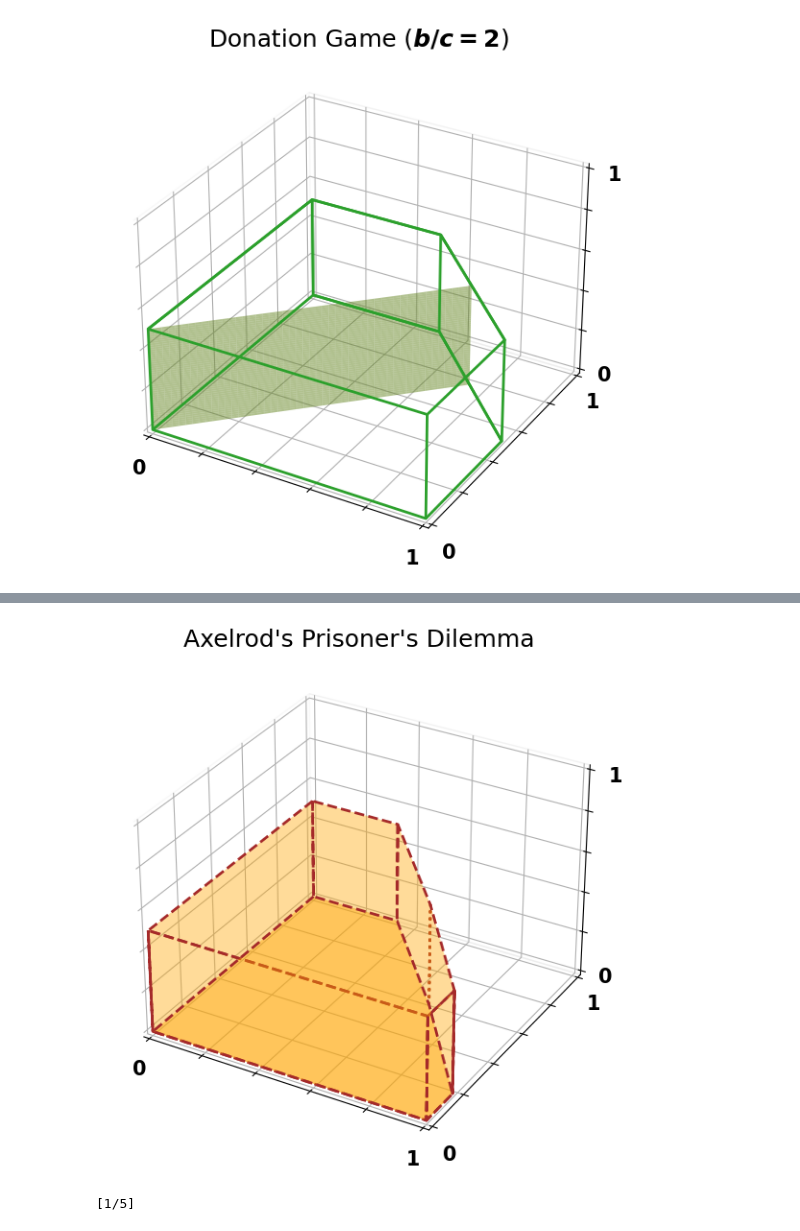
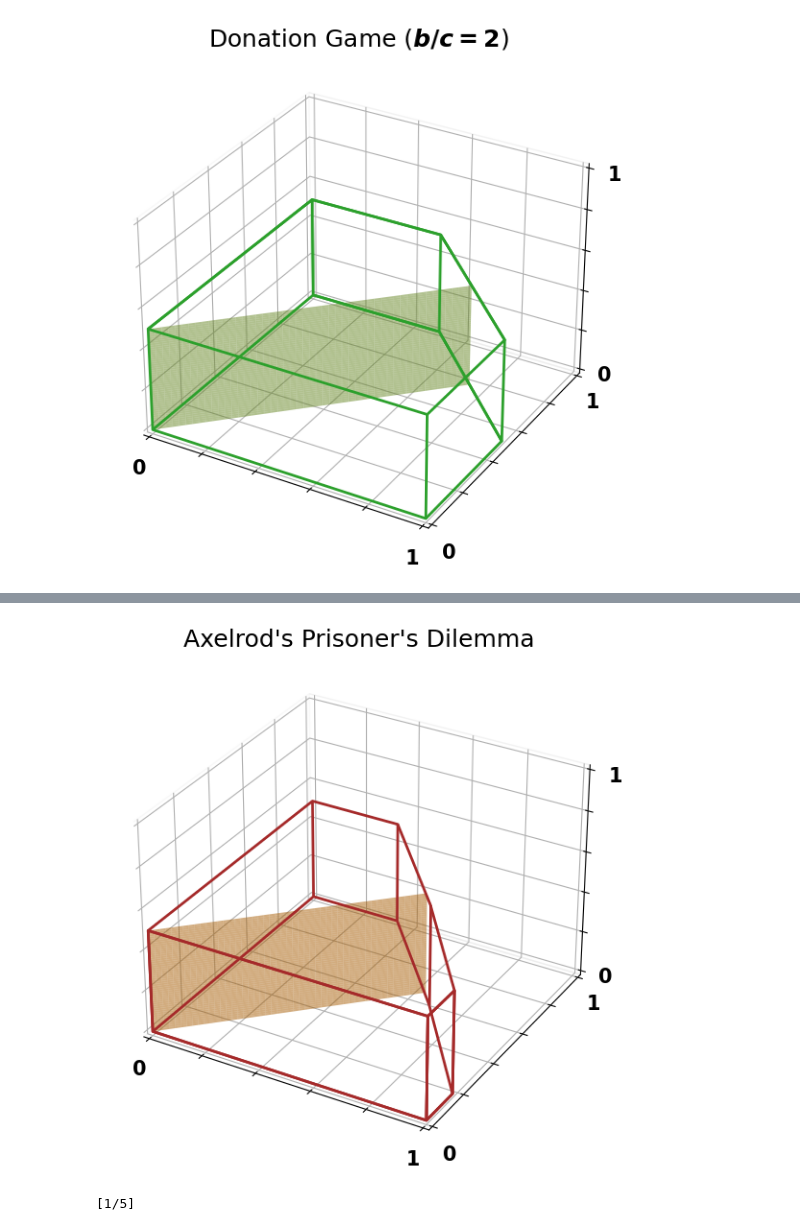
Before and after one commit to Nikoleta-v3/conditional-cooperation-with-longer-memory, a Jupyter notebook: notebooks/Plotting for manuscript.ipynb, the cells around one changed output, grey strips where cells are left out. Saved outputs shown, nothing was run; the diff lists cells and outputs as text; code cells hidden in the pictures.

```diff
--- a/notebooks/Plotting for manuscript.ipynb
+++ b/notebooks/Plotting for manuscript.ipynb
@@ -245,6 +241,14 @@ condition3_pcd = (4 * R - 2 * S - P - T - (R - S) * (Xpdd1 + Xpdc1)) / (T - P)
 condition4_pcd = (3 * R - 2 * S - T - (R - S) * Xpdc1) / (R - S)  #  4 need
 
 condition5_pcd = (2 * R - S - P - (T - P) * Xpdc1) / (R - S) # 5
+# %%
+pdd = np.linspace(0, 1 - 1 / 2, 50)
+
+pdc = np.linspace(0, 9 / 14, 50)
+
+Xpdd, Xpdc = np.meshgrid(pdd, pdc)
+
+pcd =  Xpdc
 # %%
 fig = plt.figure(figsize=(15, 15))
 
@@ -252,57 +256,52 @@ ax1 = fig.add_subplot(121, projection='3d')
 
 axes = [ax1]
 
-# ax1.add_collection3d(Poly3DCollection(verts,
-#                                      alpha=0,
-#                                      linewidths=2,
-#                                      linestyle='-',
-#                                      edgecolors='tab:green',
-#                                      facecolors='tab:green'));
+ax1.plot_surface(pcd, Xpdc, Xpdd, color="darkorange", alpha=.5, zorder=1, label='parametric curve 1');
 
 ax1.add_collection3d(Poly3DCollection(vertsB,
-                                     alpha=.4,
+                                     alpha=0,
                                      linewidths=2,
-                                     linestyle='--',
+                                     linestyle='-',
                                      facecolor="orange",
                                      edgecolors='brown'));
 
 ax1.add_collection3d(Poly3DCollection(vertsC[:-1],
-                                     alpha=.4,
+                                     alpha=0,
                                      linewidths=2,
-                                     linestyle='--',
+                                     linestyle='-',
                                      facecolor="orange",
                                      edgecolors='brown'));
 ax1.add_collection3d(Poly3DCollection(vertsC[-1:],
-                                     alpha=.4,
+                                     alpha=0,
                                      linewidths=2,
-                                     linestyle=':',
+                                     linestyle='-',
                                      facecolor="orange",
                                      edgecolors='brown'));
 
 for ax in axes:
 
     ax.set_xlim(0, 1);
     ax.set_ylim(0, 1);
     ax.set_zlim(0, 1);
 
 #     ax.set_xlabel("$p_{CD}$", fontsize=15)
 #     ax.set_ylabel("$p_{DC}$", fontsize=15)
 #     ax.set_zlabel("$p_{DD}$", fontsize=15)
 
     ax.set_xticklabels([0, "", "", "", "", 1])
     ax.set_yticklabels([0, "", "", "", "", 1])
     ax.set_zticklabels([0, "", "", "", "", 1])
 
     ax.xaxis.pane.fill = False
     ax.yaxis.pane.fill = False
     ax.zaxis.pane.fill = False
 
 
 ax1.set_title("Axelrod's Prisoner's Dilemma");
 
 fig.savefig("figures/nash_pd_reactive_two.pdf", bbox_inches='tight')
 # %% [output]
-[figure, old version]
+[figure, new version]
 # %%
 import sympy as sym
 
```
Also changed, not shown: parts of 1 cell of this notebook, 15 other files.
